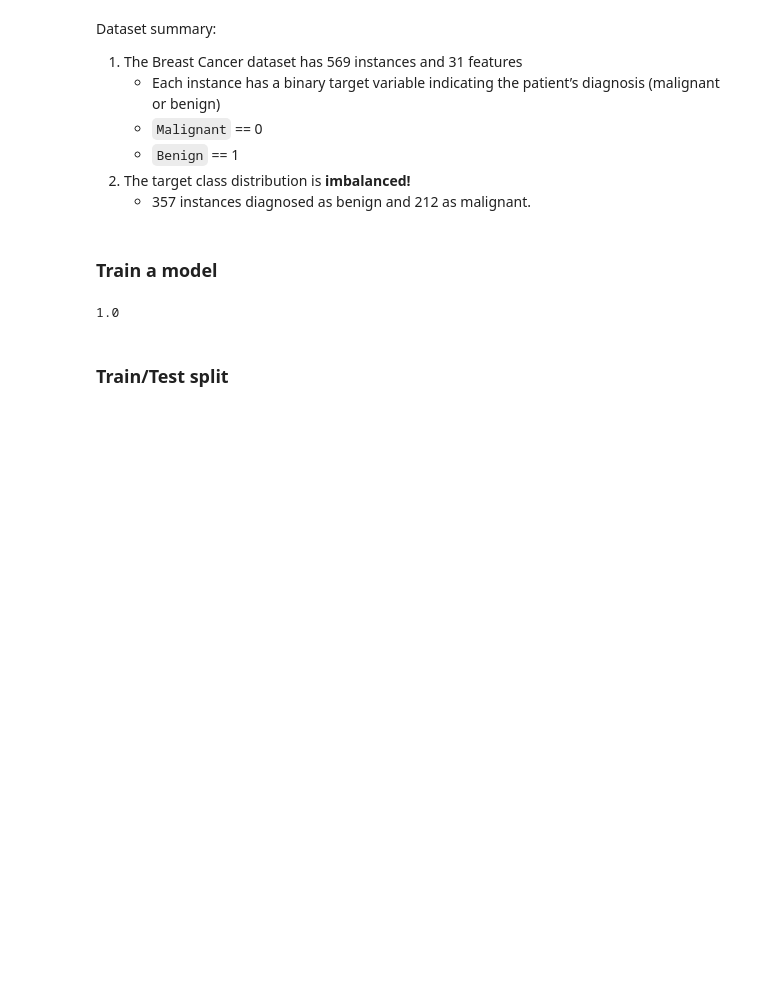
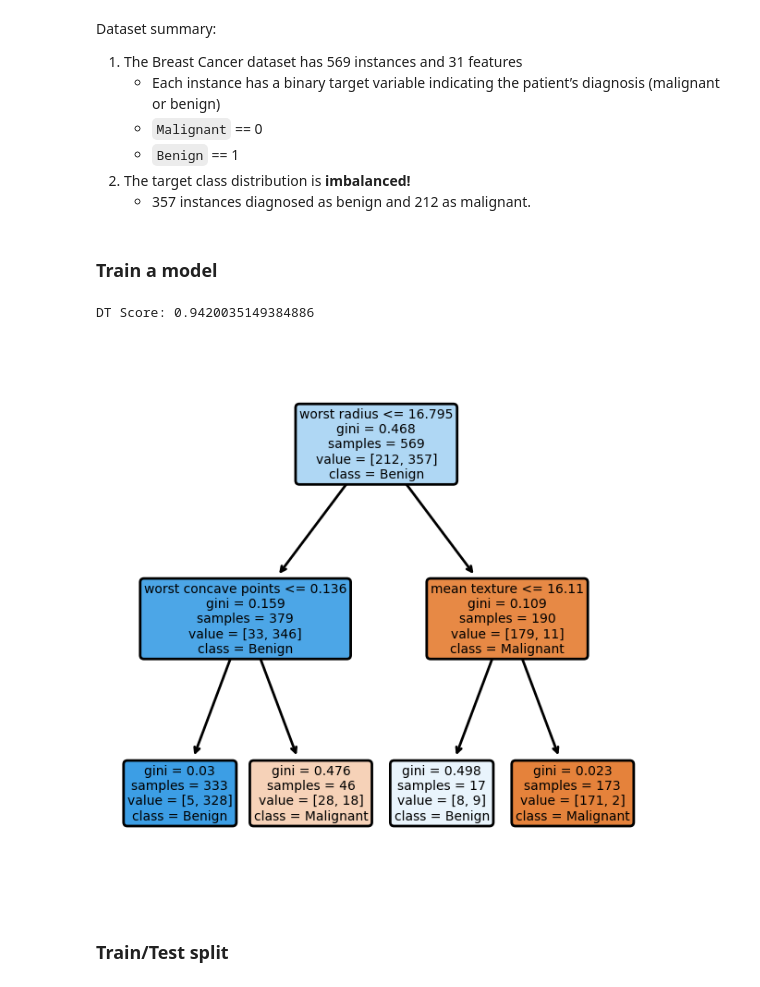
Before and after one commit to murilogustineli/hyper-tuning, a Jupyter notebook: gridsearch.ipynb, the cells around one changed output. Saved outputs shown, nothing was run; the diff lists cells and outputs as text; code cells hidden in the pictures; blank space fills up the shorter version.

```diff
--- a/gridsearch.ipynb
+++ b/gridsearch.ipynb
@@ -101,18 +101,35 @@ Dataset summary:
 from sklearn.tree import DecisionTreeClassifier
 
 # Init model
-clf = DecisionTreeClassifier(random_state=42)
+clf = DecisionTreeClassifier(
+    max_depth=2,
+    random_state=42)
 
 # Fit model
 clf.fit(X, y)
 y_pred = clf.predict(X)
-clf.score(X, y)
+score = clf.score(X, y)
 
-f1 = f1_score(y_pred, y)
-
-print(f1)
+print(f'DT Score: {score}')
 # %% [output]
-1.0
+DT Score: 0.9420035149384886
+# %%
+# Visualize Decision Tree
+feature_names = list(X.columns)
+class_names = ['Malignant', 'Benign'] # Malignant==0, Benign==1
+
+# Init plot
+fig, axes = plt.subplots(nrows=1, ncols=1, figsize=(4, 4), dpi=200)
+tree.plot_tree(
+    clf,
+    feature_names=feature_names,
+    class_names=class_names,
+    filled=True,
+    fontsize=5,
+    rounded=True);
+fig.tight_layout(pad=3);
+# %% [output]
+[figure, added]
 # %% [markdown]
 ### Train/Test split
 # %%
```
